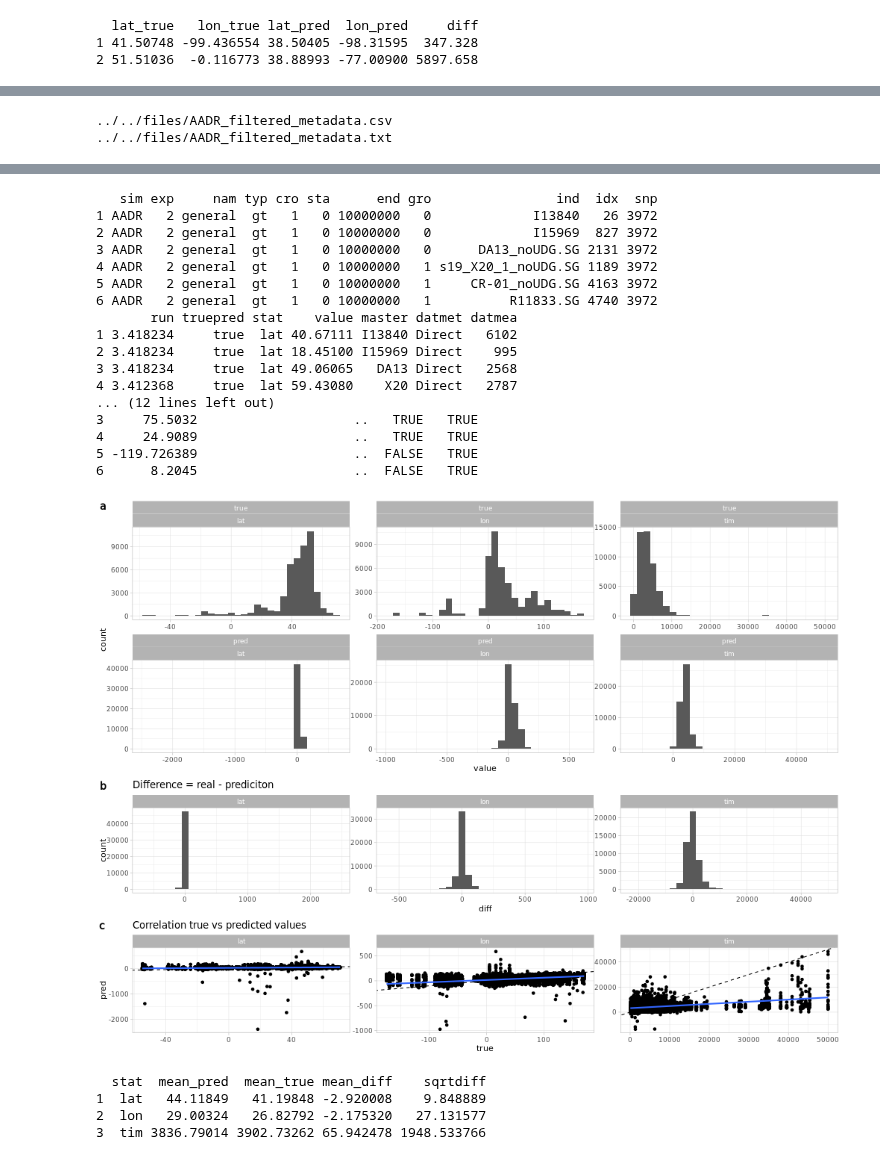
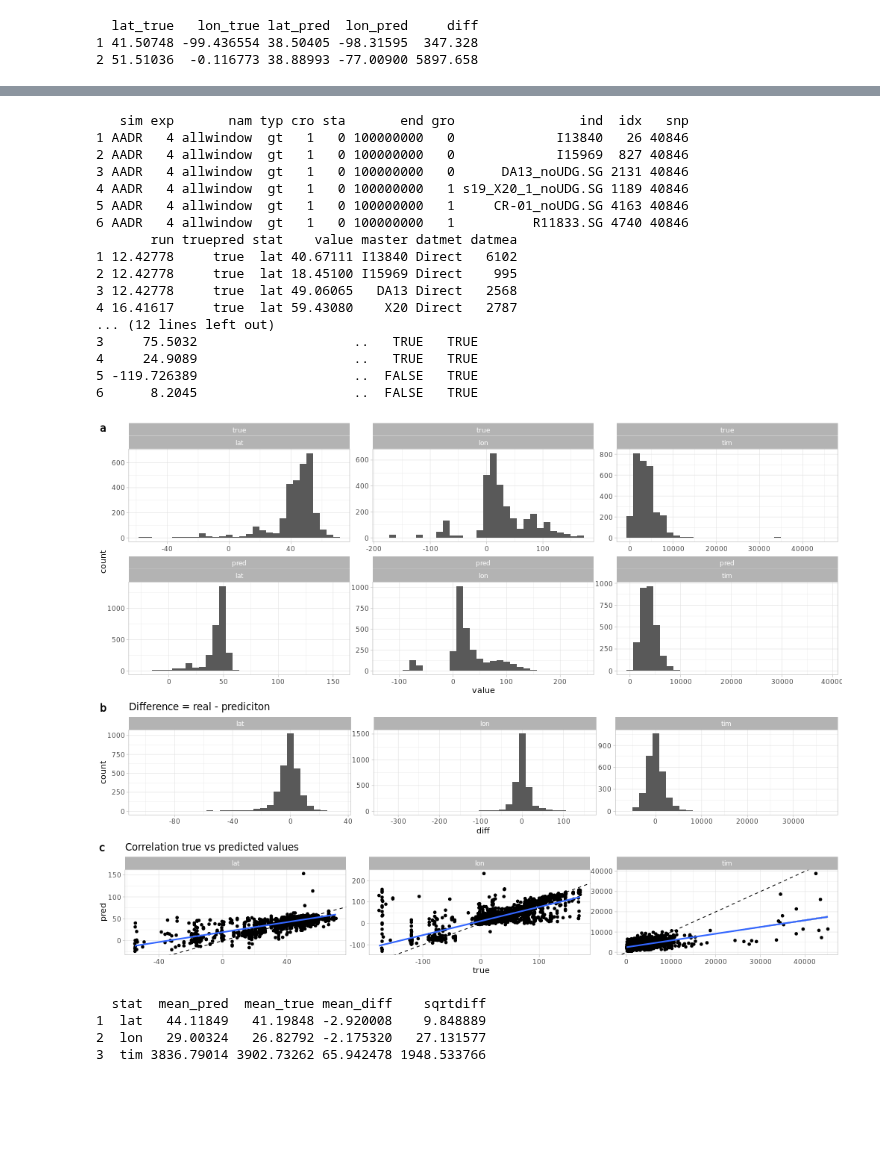
Before and after one commit to MoiColl/spaceNNtime, a Jupyter notebook: backup/jupyternotebooks/spaceNNtime_AADR.ipynb, the cells around one changed output, grey strips where cells are left out. Saved outputs shown, nothing was run; the diff lists cells and outputs as text; code cells hidden in the pictures; blank space fills up the shorter version.

Commit message:
ra: plotting results form windowing

```diff
--- a/backup/jupyternotebooks/spaceNNtime_AADR.ipynb
+++ b/backup/jupyternotebooks/spaceNNtime_AADR.ipynb
@@ -191,13 +203,6 @@ read.table("../../sandbox/AADR/2/pred_1_0_100000000_10000000.txt", header = T) %
 4  -927.07935
 5  -792.51562
 6 -2130.10791
-# %%
-%%bash
-
-ls ../../files/AADR_*
-# %% [output]
-../../files/AADR_filtered_metadata.csv
-../../files/AADR_filtered_metadata.txt
 # %%
 %%R
 
@@ -225,8 +230,8 @@ read.csv("../../files/AADR_filtered_metadata.txt", header = T, sep = "\t") %>%
 # %%
 %%R -w 1000 -h 1250
 
-read.table("../../sandbox/AADR/2/pred_1_0_100000000_10000000.txt", header = T) %>%
-#read.table("../../sandbox/AADR/4/pred_1_0_100000000.txt", header = T) %>%
+#read.table("../../sandbox/AADR/2/pred_1_0_100000000_10000000.txt", header = T) %>%
+read.table("../../sandbox/AADR/4/pred_1_0_100000000.txt", header = T) %>%
     select(-c(diff_time, diff_space)) %>%
     gather("stat", "value", c(true_lat, true_lon, pred_lat, pred_lon, true_tim,  pred_tim)) %>%
     separate(stat, c("truepred", "stat"), sep = "_") %>%
@@ -237,18 +242,18 @@ read.table("../../sandbox/AADR/2/pred_1_0_100000000_10000000.txt", header = T) %
 df %>%
     head()
 # %% [output]
-   sim exp     nam typ cro sta      end gro                ind  idx  snp
-1 AADR   2 general  gt   1   0 10000000   0             I13840   26 3972
-2 AADR   2 general  gt   1   0 10000000   0             I15969  827 3972
-3 AADR   2 general  gt   1   0 10000000   0      DA13_noUDG.SG 2131 3972
-4 AADR   2 general  gt   1   0 10000000   1 s19_X20_1_noUDG.SG 1189 3972
-5 AADR   2 general  gt   1   0 10000000   1     CR-01_noUDG.SG 4163 3972
-6 AADR   2 general  gt   1   0 10000000   1          R11833.SG 4740 3972
+   sim exp       nam typ cro sta       end gro                ind  idx   snp
+1 AADR   4 allwindow  gt   1   0 100000000   0             I13840   26 40846
+2 AADR   4 allwindow  gt   1   0 100000000   0             I15969  827 40846
+3 AADR   4 allwindow  gt   1   0 100000000   0      DA13_noUDG.SG 2131 40846
+4 AADR   4 allwindow  gt   1   0 100000000   1 s19_X20_1_noUDG.SG 1189 40846
+5 AADR   4 allwindow  gt   1   0 100000000   1     CR-01_noUDG.SG 4163 40846
+6 AADR   4 allwindow  gt   1   0 100000000   1          R11833.SG 4740 40846
        run truepred stat    value master datmet datmea
-1 3.418234     true  lat 40.67111 I13840 Direct   6102
-2 3.418234     true  lat 18.45100 I15969 Direct    995
-3 3.418234     true  lat 49.06065   DA13 Direct   2568
-4 3.412368     true  lat 59.43080    X20 Direct   2787
+1 12.42778     true  lat 40.67111 I13840 Direct   6102
+2 12.42778     true  lat 18.45100 I15969 Direct    995
+3 12.42778     true  lat 49.06065   DA13 Direct   2568
+4 16.41617     true  lat 59.43080    X20 Direct   2787
 ... (12 lines left out)
 3     75.5032                    ..   TRUE   TRUE
 4     24.9089                    ..   TRUE   TRUE
@@ -259,64 +264,34 @@ df %>%
 
 plot_grid(
     df %>%
         ggplot() +
-        #geom_histogram(aes(x = value, fill = pop), bins = 30) +
         geom_histogram(aes(x = value), bins = 30) +
-        #geom_vline(data = . %>% group_by(pop, stat, truepred) %>% summarize(mean = mean(value)), aes(xintercept = mean, color = pop)) +
-        #geom_vline(data = . %>% group_by(stat, truepred) %>% summarize(mean = mean(value)), aes(xintercept = mean)) +
-        #scale_color_manual(values=col_pop) +
-        #scale_fill_manual(values=col_pop) +
         facet_wrap(truepred~stat, scales = "free") +
         theme_light(),
     df %>%
         spread(truepred, value) %>%
         mutate(diff = true - pred) %>%
         ggplot() +
         geom_histogram(aes(x = diff), bins = 30) +
-        #geom_histogram(aes(x = diff, fill = pop), bins = 30) +
-        #geom_vline(data = . %>% group_by(pop, stat) %>% summarize(mean = mean(diff)), aes(xintercept = mean, color = pop)) +
-        #scale_color_manual(values=col_pop) +
-        #scale_fill_manual(values=col_pop) +
         facet_wrap(.~stat, scales = "free") +
         theme_light() +
         ggtitle("Difference = real - prediciton"),
     df %>%
         spread(truepred, value) %>%
         ggplot() +
-        #geom_hline(data = . %>% group_by(stat) %>% summarize(mean = mean(true)), aes(yintercept = mean), linetype = "dashed") +
-        #geom_point(aes(x = true, y = pred, color = pop)) +
         geom_point(aes(x = true, y = pred)) +
         geom_abline(slope = 1, intercept = 0, linetype = "dashed") +
         geom_smooth(method = "lm", formula = 'y ~ x', aes(x = true, y = pred)) +
-        #geom_errorbar(data = . %>% group_by(pop, stat) %>% summarize(mean_pred = mean(pred),
-        #                                                             mean_true = mean(true),
-        #                                                             se_pred   = 1.96*(sd(pred)/sqrt(n())),
-        #                                                             se_true   = 1.96*(sd(true)/sqrt(n()))),
-        #              aes(x = mean_true, ymin = mean_pred-se_pred, ymax = mean_pred+se_pred)) +
-        #geom_errorbar(data = . %>% group_by(pop, stat) %>% summarize(mean_pred = mean(pred),
-        #                                                             mean_true = mean(true),
-        #                                                             se_pred   = 1.96*(sd(pred)/sqrt(n())),
-        #                                                             se_true   = 1.96*(sd(true)/sqrt(n()))),
-        #              aes(y = mean_pred, xmin = mean_true-se_true, xmax = mean_true+se_true)) +
-        #geom_point(data = . %>% group_by(pop, stat) %>% summarize(mean_pred = mean(pred),
-        #                                                          mean_true = mean(true)),
-        #           aes(x = mean_true, y = mean_pred, fill = pop), shape = 22, size = 5) +
-        #scale_color_manual(values=col_pop) +
-        #scale_fill_manual(values=col_pop) +
         facet_wrap(.~stat, scales = "free") +
         theme_light() +
         ggtitle("Correlation true vs predicted values"),
 
     ncol = 1, labels = "auto", rel_heights = c(2, 1, 1)
 ) -> plot
 
 plot
-
-#ggsave("true_pred.pdf", width = 20*2, height = 15*1.5, units = "cm")
-
-plot
 # %% [output]
-[figure, old version]
+[figure, new version]
 # %%
 %%R
 
```
Also changed, not shown: parts of 29 cells of this notebook.
